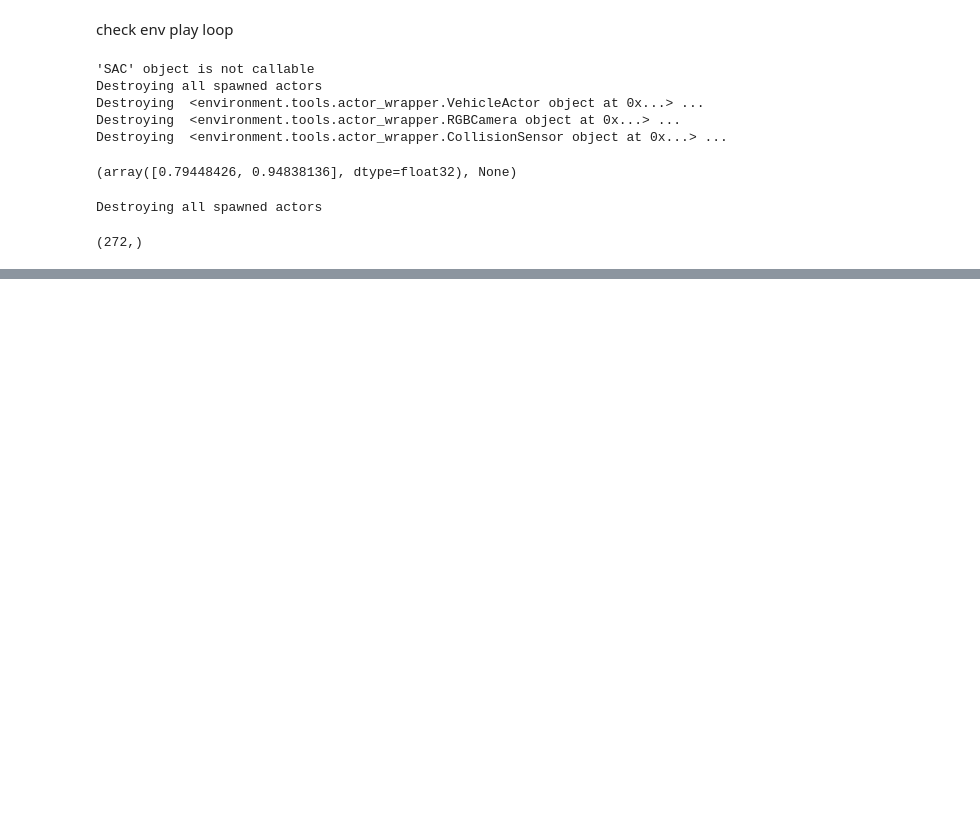
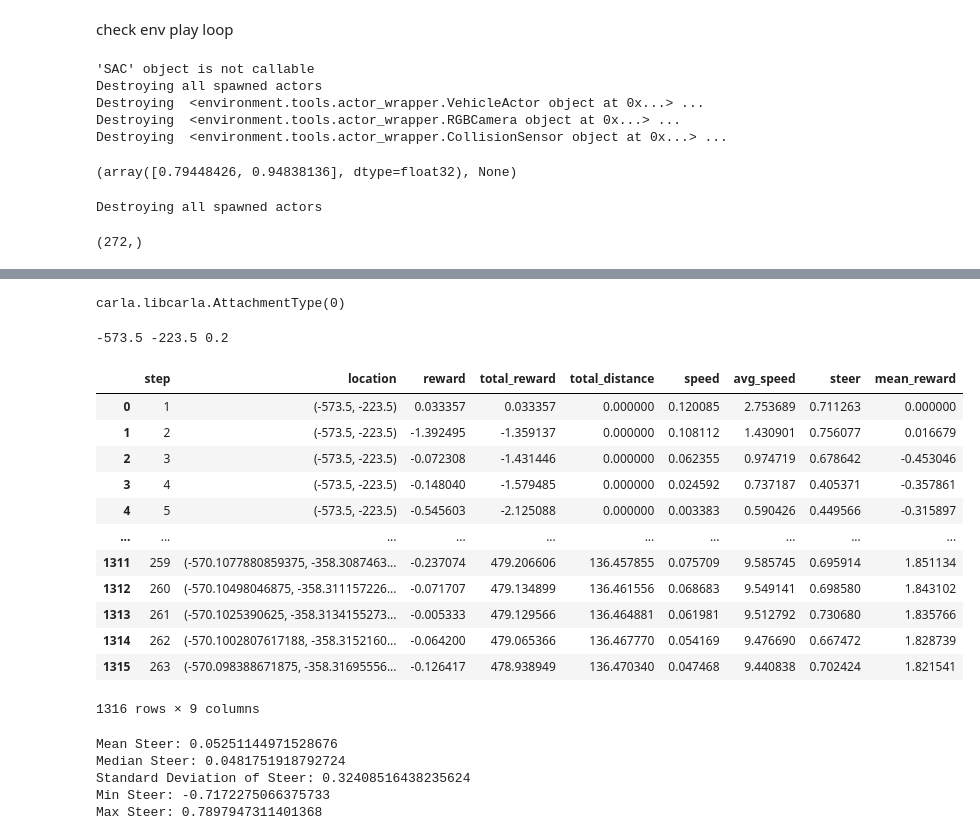
Before and after one commit to PoohNB/self-driving-sb3, a Jupyter notebook: notebook/playing_notbook.ipynb, the cells around one changed output, grey strips where cells are left out. Drawn from its saved outputs; the diff is of its cells as text; code cells hidden in the pictures; blank space fills up the shorter version.

Commit message:
update reward func and env

```diff
--- a/notebook/playing_notbook.ipynb
+++ b/notebook/playing_notbook.ipynb
@@ -367,0 +398,4 @@ observation.shape
+# %%
+env_config['cam_config_list'][0]['AttachmentType']
+# %% [output]
+carla.libcarla.AttachmentType(0)
@@ -367,0 +405,24 @@ observation.shape
+# %%
+ye(*CONFIG['env_config']['car_spawn'][0]['Location'])
+# %% [output]
+-573.5 -223.5 0.2
+# %%
+import pandas as pd
+
+df = pd.read_csv("../recorded/SAC_3/infos.csv")
+# %%
+df
+# %% [output]
+|  | step | location | reward | total_reward | total_distance | speed | avg_speed | steer | mean_reward |
+| 0 | 1 | (-573.5, -223.5) | 0.033357 | 0.033357 | 0.000000 | 0.120085 | 2.753689 | 0.711263 | 0.000000 |
+| 1 | 2 | (-573.5, -223.5) | -1.392495 | -1.359137 | 0.000000 | 0.108112 | 1.430901 | 0.756077 | 0.016679 |
+| 2 | 3 | (-573.5, -223.5) | -0.072308 | -1.431446 | 0.000000 | 0.062355 | 0.974719 | 0.678642 | -0.453046 |
+| 3 | 4 | (-573.5, -223.5) | -0.148040 | -1.579485 | 0.000000 | 0.024592 | 0.737187 | 0.405371 | -0.357861 |
+| 4 | 5 | (-573.5, -223.5) | -0.545603 | -2.125088 | 0.000000 | 0.003383 | 0.590426 | 0.449566 | -0.315897 |
+| ... | ... | ... | ... | ... | ... | ... | ... | ... | ... |
+| 1311 | 259 | (-570.1077880859375, -358.3087463... | -0.237074 | 479.206606 | 136.457855 | 0.075709 | 9.585745 | 0.695914 | 1.851134 |
+| 1312 | 260 | (-570.10498046875, -358.311157226... | -0.071707 | 479.134899 | 136.461556 | 0.068683 | 9.549141 | 0.698580 | 1.843102 |
+| 1313 | 261 | (-570.1025390625, -358.3134155273... | -0.005333 | 479.129566 | 136.464881 | 0.061981 | 9.512792 | 0.730680 | 1.835766 |
+| 1314 | 262 | (-570.1002807617188, -358.3152160... | -0.064200 | 479.065366 | 136.467770 | 0.054169 | 9.476690 | 0.667472 | 1.828739 |
+| 1315 | 263 | (-570.098388671875, -358.31695556... | -0.126417 | 478.938949 | 136.470340 | 0.047468 | 9.440838 | 0.702424 | 1.821541 |
+1316 rows × 9 columns
@@ -367,0 +448,26 @@ observation.shape
+# %%
+plt.figure(figsize=(10, 6))
+plt.hist(df['steer'], bins=30, edgecolor='black')
+plt.title('Distribution of Steer Angles')
+plt.xlabel('Steer')
+plt.ylabel('Frequency')
+plt.show()
+
+# Calculate and display descriptive statistics
+mean_steer = df['steer'].mean()
+median_steer = df['steer'].median()
+std_steer = df['steer'].std()
+min_steer = df['steer'].min()
+max_steer = df['steer'].max()
+
+print(f'Mean Steer: {mean_steer}')
+print(f'Median Steer: {median_steer}')
+print(f'Standard Deviation of Steer: {std_steer}')
+print(f'Min Steer: {min_steer}')
+print(f'Max Steer: {max_steer}')
+# %% [output]
+Mean Steer: 0.05251144971528676
+Median Steer: 0.0481751918792724
+Standard Deviation of Steer: 0.32408516438235624
+Min Steer: -0.7172275066375733
+Max Steer: 0.7897947311401368
```
Also changed, not shown: parts of 22 cells of this notebook, 31 other files.
